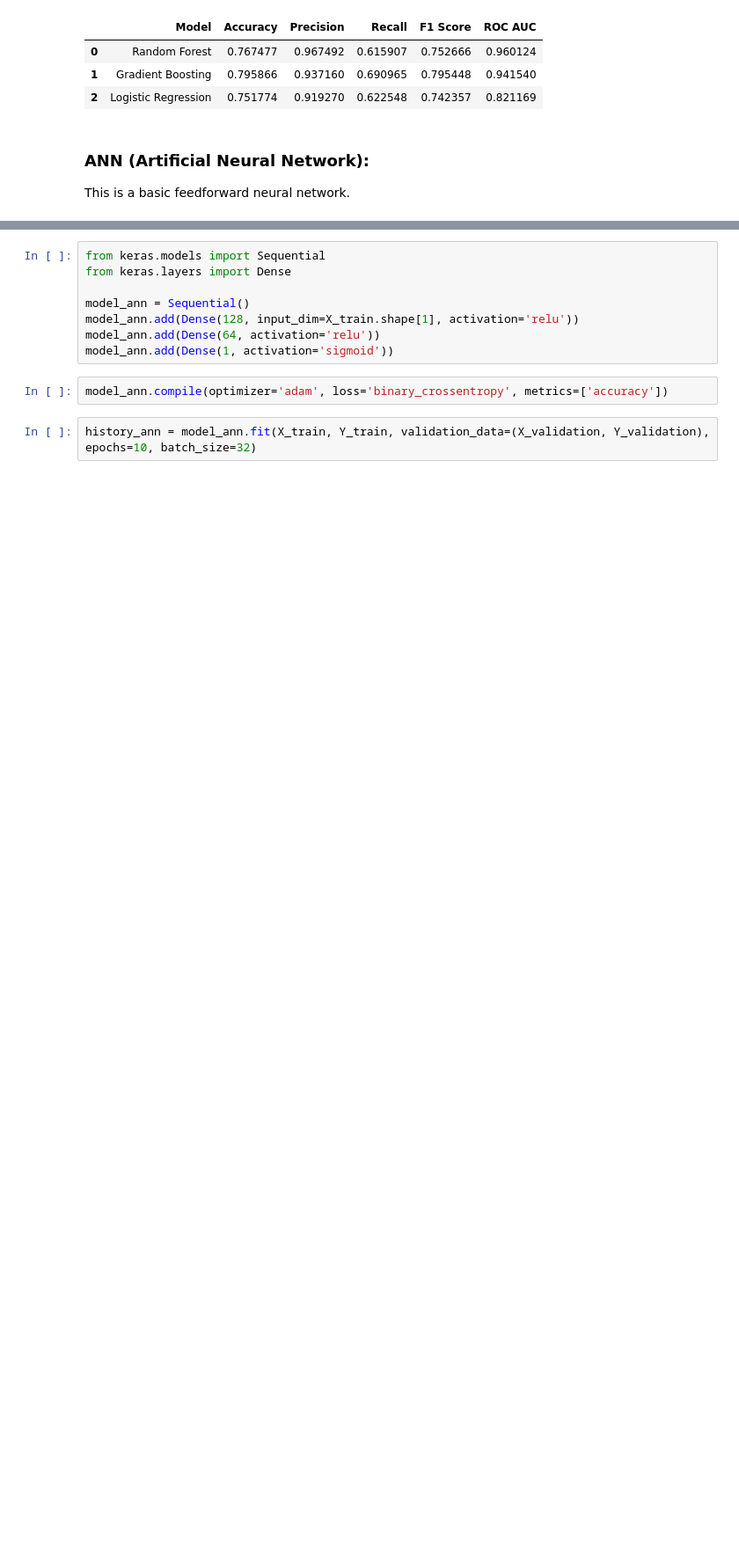
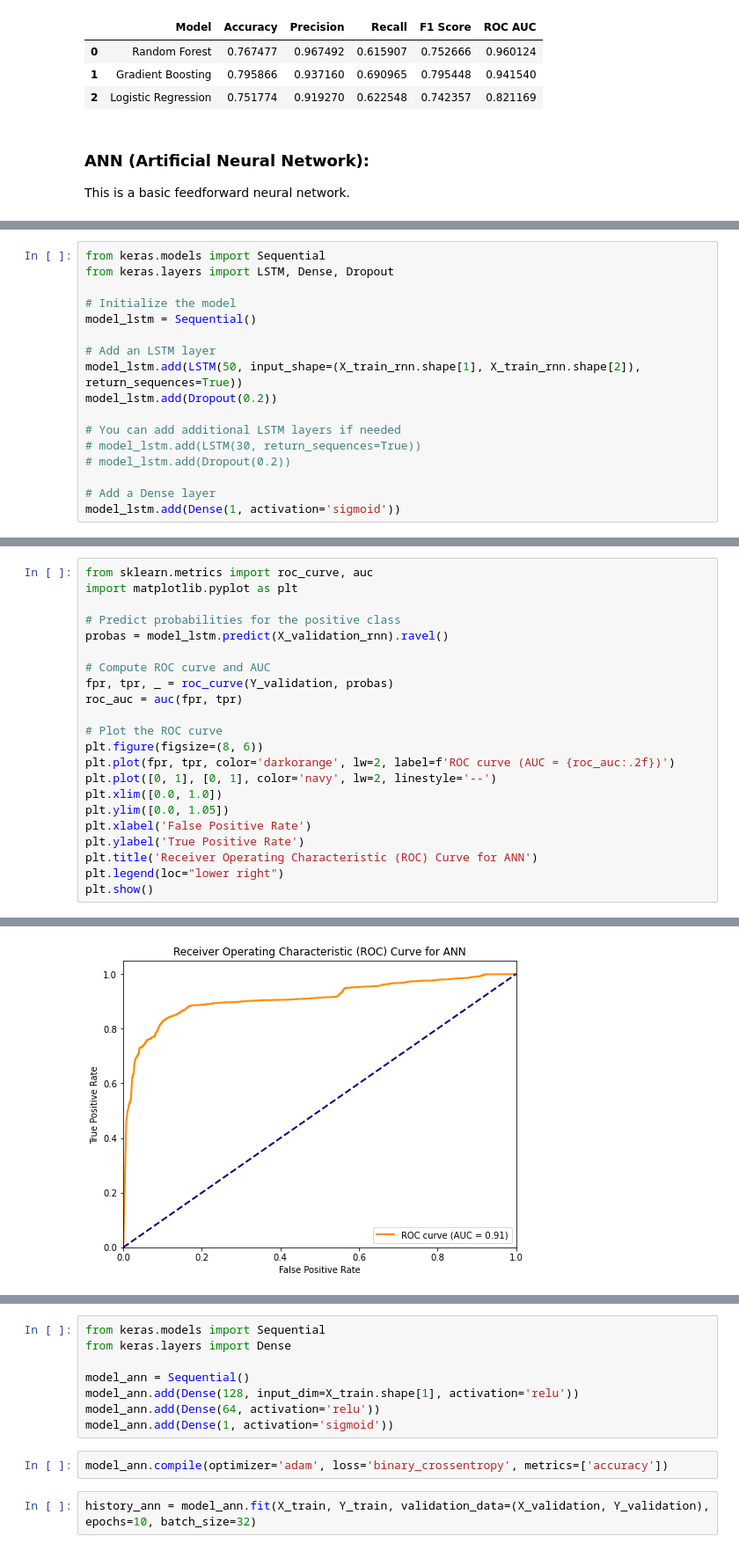
Before and after one commit to AI4Ric/MScDataAnalysis, a Jupyter notebook: CA1_v1.ipynb, the cells around one changed output, grey strips where cells are left out. Shown: that part at 88% size. Saved outputs shown, nothing was run; the diff lists cells and outputs as text; blank space fills up the shorter version.

```diff
--- a/CA1_v1.ipynb
+++ b/CA1_v1.ipynb
@@ -489,0 +606,17 @@ This is a basic feedforward neural network.
+# %%
+from keras.models import Sequential
+from keras.layers import LSTM, Dense, Dropout
+
+# Initialize the model
+model_lstm = Sequential()
+
+# Add an LSTM layer
+model_lstm.add(LSTM(50, input_shape=(X_train_rnn.shape[1], X_train_rnn.shape[2]), return_sequences=True))
+model_lstm.add(Dropout(0.2))
+
+# You can add additional LSTM layers if needed
+# model_lstm.add(LSTM(30, return_sequences=True))
+# model_lstm.add(Dropout(0.2))
+
+# Add a Dense layer
+model_lstm.add(Dense(1, activation='sigmoid'))
@@ -489,0 +685,23 @@ This is a basic feedforward neural network.
+# %%
+from sklearn.metrics import roc_curve, auc
+import matplotlib.pyplot as plt
+
+# Predict probabilities for the positive class
+probas = model_lstm.predict(X_validation_rnn).ravel()
+
+# Compute ROC curve and AUC
+fpr, tpr, _ = roc_curve(Y_validation, probas)
+roc_auc = auc(fpr, tpr)
+
+# Plot the ROC curve
+plt.figure(figsize=(8, 6))
+plt.plot(fpr, tpr, color='darkorange', lw=2, label=f'ROC curve (AUC = {roc_auc:.2f})')
+plt.plot([0, 1], [0, 1], color='navy', lw=2, linestyle='--')
+plt.xlim([0.0, 1.0])
+plt.ylim([0.0, 1.05])
+plt.xlabel('False Positive Rate')
+plt.ylabel('True Positive Rate')
+plt.title('Receiver Operating Characteristic (ROC) Curve for ANN')
+plt.legend(loc="lower right")
+plt.show()
+# %% [output]
@@ -489,0 +709 @@ This is a basic feedforward neural network.
+[figure, added]
```
Also changed, not shown: parts of 19 cells of this notebook, 8 other files.
